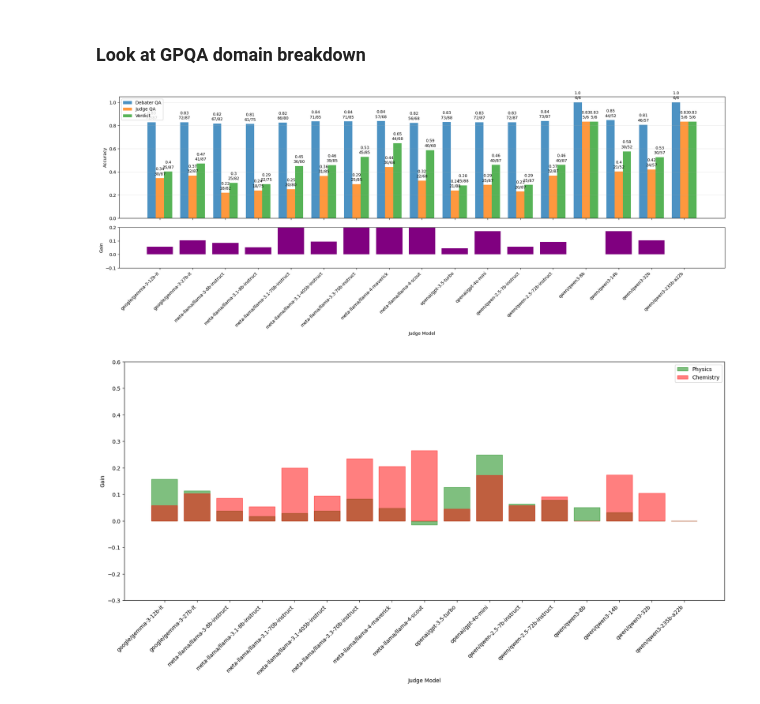
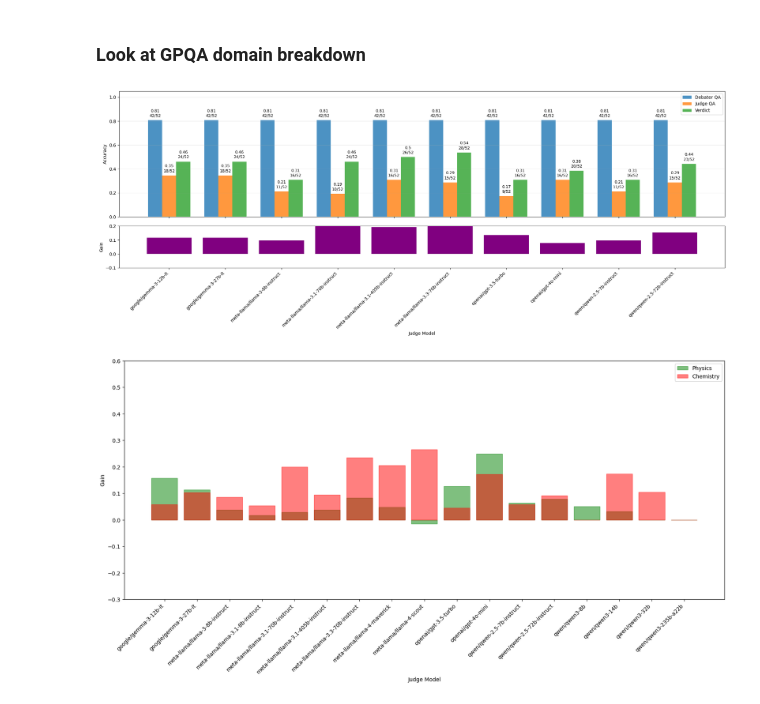
Before and after one commit to joshlevy89/llm_judge_debate_NEW, a Jupyter notebook: analysis.ipynb, the cells around one changed output. Saved outputs shown, nothing was run; the diff lists cells and outputs as text; code cells hidden in the pictures.

```diff
--- a/analysis.ipynb
+++ b/analysis.ipynb
@@ -290,23 +292,29 @@ dataset_df = dataset_df.rename({'Question': 'question', 'High-level domain': 'hi
 # %%
 # There's a column called high-level domain in gpqa dataset
 # Let's get the data and merged with the results_df
 
 domain = 'Chemistry'
 # domain = 'Physics'
 
 # unique_df = unique_df_gpqa_2_choice
 # unique_configs = unique_configs_gpqa_2_choice
 
-unique_df = unique_df_gpqa_4_choice
-unique_configs = unique_configs_gpqa_4_choice
+# unique_df = unique_df_gpqa_4_choice
+# unique_configs = unique_configs_gpqa_4_choice
+
+# unique_df = unique_df_gpqa_2_choice_shared_AND_everyconfig
+# unique_configs = unique_configs_gpqa_2_choice_shared_AND_everyconfig
+
+unique_df = unique_df_gpqa_4_choice_shared_AND_everyconfig
+unique_configs = unique_configs_gpqa_4_choice_shared_AND_everyconfig
 
 unique_df = unique_df.merge(dataset_df[['question', 'high_level_domain']], on='question', how='left')
 unique_df = unique_df[unique_df['high_level_domain'] == domain]
 results_df = results_by_config(unique_df, unique_configs)
 
 plot_results_by_name(results_df)
 # %% [output]
-[figure, old version]
+[figure, new version]
 # %%
 # Compare the physics to chemistry in a bar plot - overlapping with alpha
 
```
Also changed, not shown: parts of 7 cells of this notebook, 1 other file.
